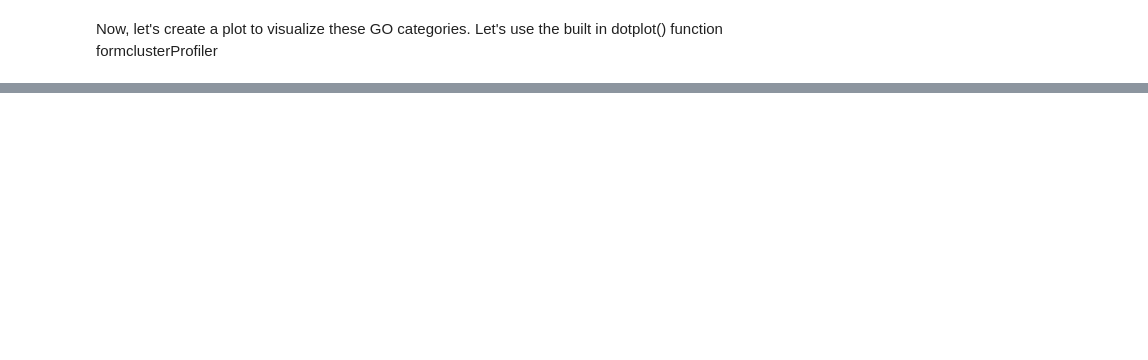
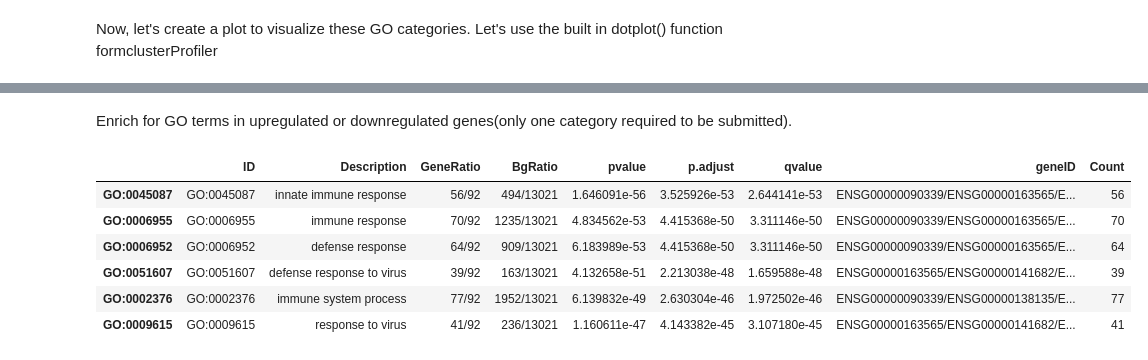
Before and after one commit to turoger/Applied-Bioinformatics-HW, a Jupyter notebook: Unit2-RNAseq/3.8_Enrichment_Analysis_2.ipynb, the cells around one changed output, grey strips where cells are left out. Saved outputs shown, nothing was run; the diff lists cells and outputs as text; code cells hidden in the pictures; blank space fills up the shorter version.

```diff
--- a/Unit2-RNAseq/3.8_Enrichment_Analysis_2.ipynb
+++ b/Unit2-RNAseq/3.8_Enrichment_Analysis_2.ipynb
@@ -341,0 +343,2 @@ dotplot(ego, showCategory=10)
+# %% [markdown]
+Enrich for GO terms in upregulated or downregulated genes(only one category required to be submitted).
@@ -341,0 +358,10 @@ dotplot(ego, showCategory=10)
+# %%
+head(ego.up)
+# %% [output]
+|  | ID | Description | GeneRatio | BgRatio | pvalue | p.adjust | qvalue | geneID | Count |
+| GO:0045087 | GO:0045087 | innate immune response | 56/92 | 494/13021 | 1.646091e-56 | 3.525926e-53 | 2.644141e-53 | ENSG00000090339/ENSG00000163565/E... | 56 |
+| GO:0006955 | GO:0006955 | immune response | 70/92 | 1235/13021 | 4.834562e-53 | 4.415368e-50 | 3.311146e-50 | ENSG00000090339/ENSG00000163565/E... | 70 |
+| GO:0006952 | GO:0006952 | defense response | 64/92 | 909/13021 | 6.183989e-53 | 4.415368e-50 | 3.311146e-50 | ENSG00000090339/ENSG00000163565/E... | 64 |
+| GO:0051607 | GO:0051607 | defense response to virus | 39/92 | 163/13021 | 4.132658e-51 | 2.213038e-48 | 1.659588e-48 | ENSG00000163565/ENSG00000141682/E... | 39 |
+| GO:0002376 | GO:0002376 | immune system process | 77/92 | 1952/13021 | 6.139832e-49 | 2.630304e-46 | 1.972502e-46 | ENSG00000090339/ENSG00000138135/E... | 77 |
+| GO:0009615 | GO:0009615 | response to virus | 41/92 | 236/13021 | 1.160611e-47 | 4.143382e-45 | 3.107180e-45 | ENSG00000163565/ENSG00000141682/E... | 41 |
```
Also changed, not shown: parts of 23 cells of this notebook, 7 other files.
